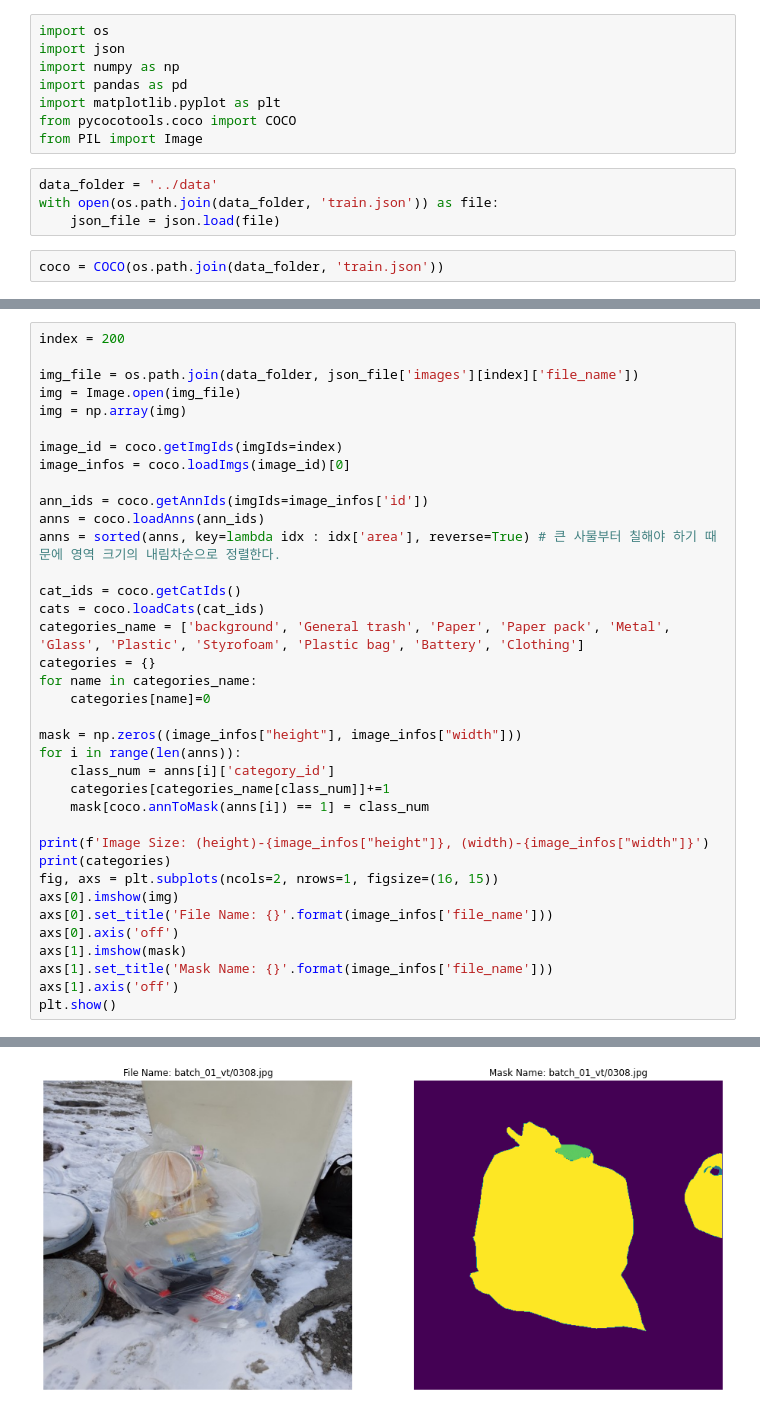
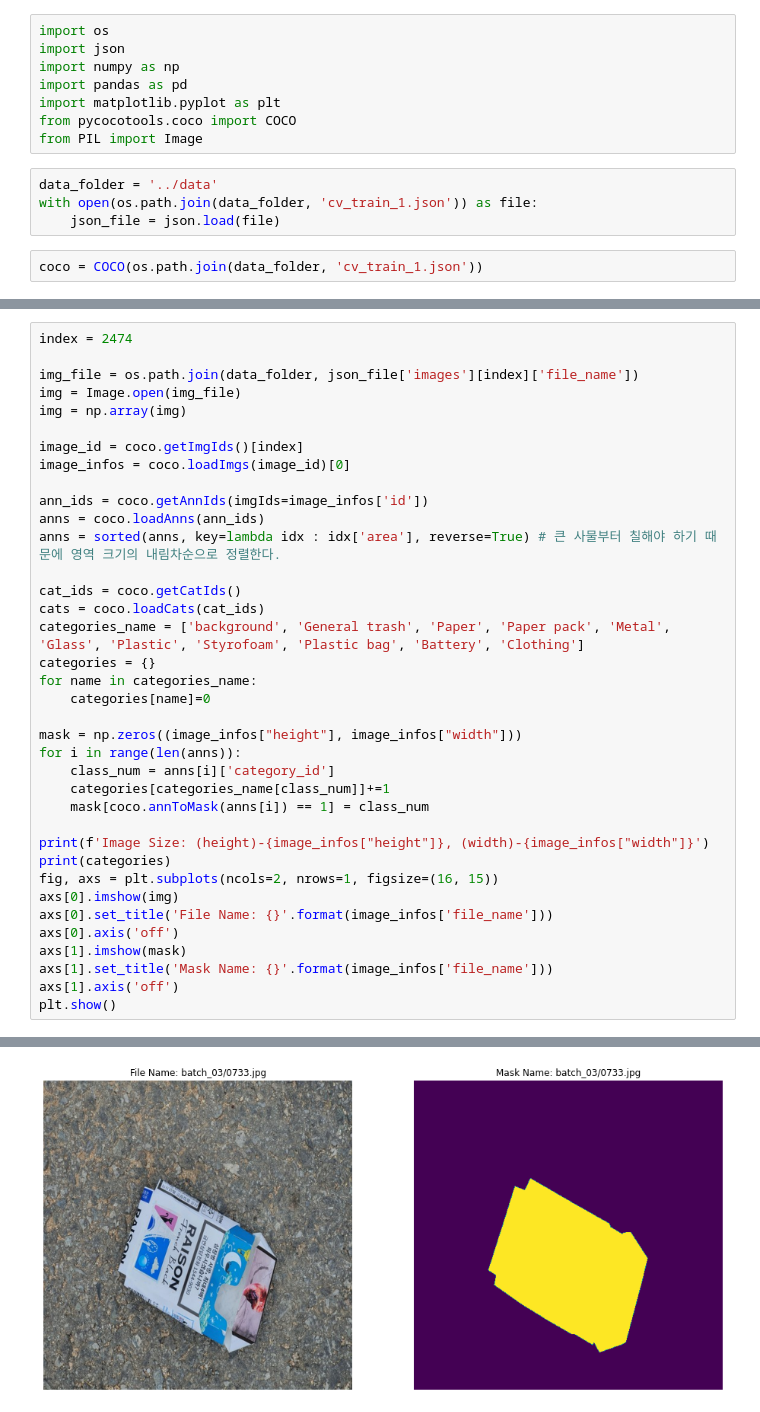
Before and after one commit to boostcampaitech3/level2-semantic-segmentation-level2-cv-18, a Jupyter notebook: [EDA] Draw_Mask.ipynb, the cells around one changed output, grey strips where cells are left out. Saved outputs shown, nothing was run; the diff lists cells and outputs as text.

```diff
--- a/[EDA] Draw_Mask.ipynb
+++ b/[EDA] Draw_Mask.ipynb
@@ -8,9 +8,9 @@ from pycocotools.coco import COCO
 from PIL import Image
 # %%
 data_folder = '../data'
-with open(os.path.join(data_folder, 'train.json')) as file:
+with open(os.path.join(data_folder, 'cv_train_1.json')) as file:
     json_file = json.load(file)
 # %%
-coco = COCO(os.path.join(data_folder, 'train.json'))
+coco = COCO(os.path.join(data_folder, 'cv_train_1.json'))
 # %% [output]
 loading annotations into memory...
@@ -18,13 +18,13 @@ Done (t=4.02s)
 creating index...
 index created!
 # %%
-index = 200
+index = 2474
 
 img_file = os.path.join(data_folder, json_file['images'][index]['file_name'])
 img = Image.open(img_file)
 img = np.array(img)
 
-image_id = coco.getImgIds(imgIds=index)
+image_id = coco.getImgIds()[index]
 image_infos = coco.loadImgs(image_id)[0]
 
 ann_ids = coco.getAnnIds(imgIds=image_infos['id'])
@@ -60 +60 @@ Image Size: (height)-512, (width)-512
-[figure, old version]
+[figure, new version]
```
Also changed, not shown: parts of 2 cells of this notebook, 2 other files.
